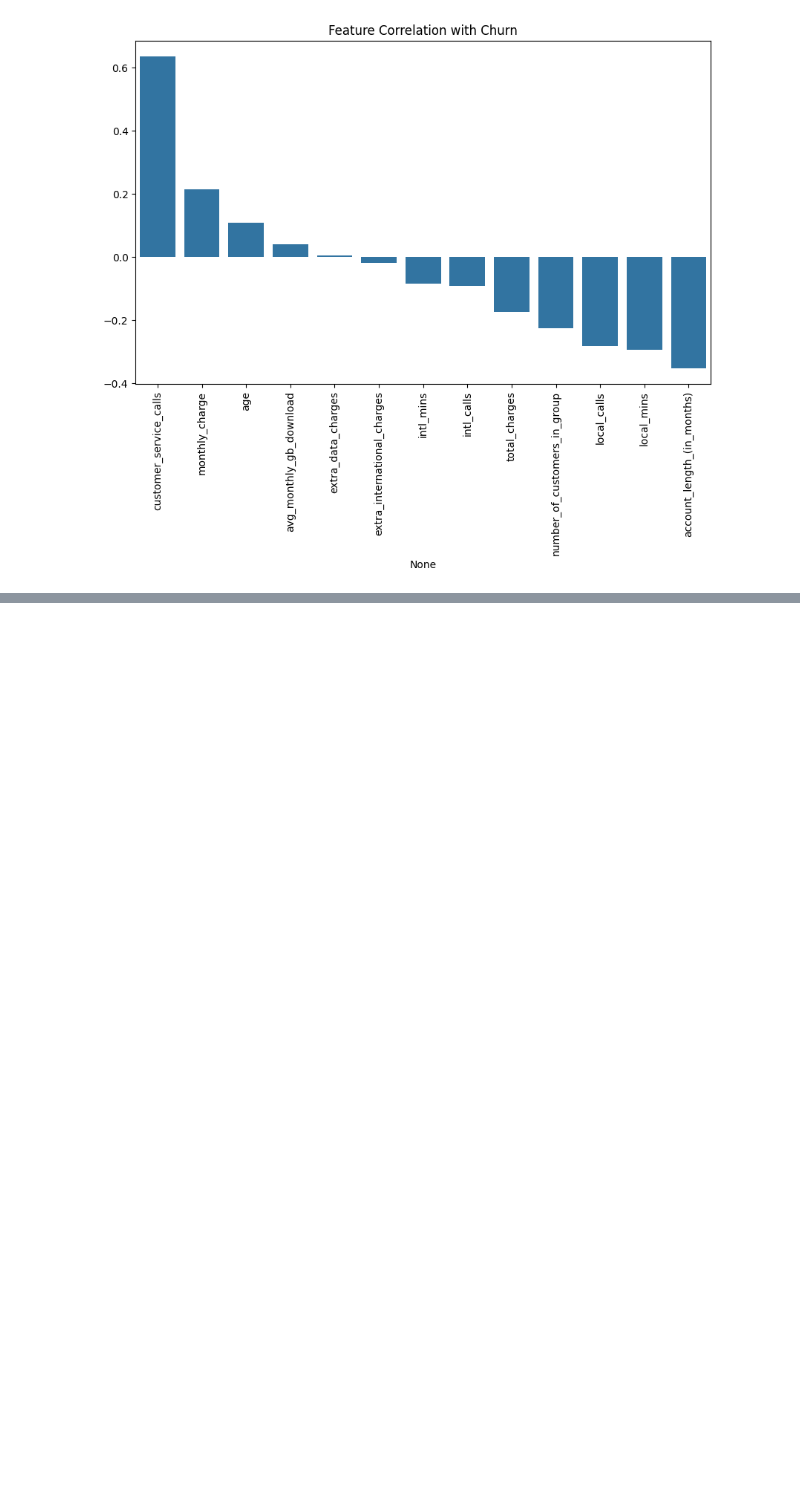
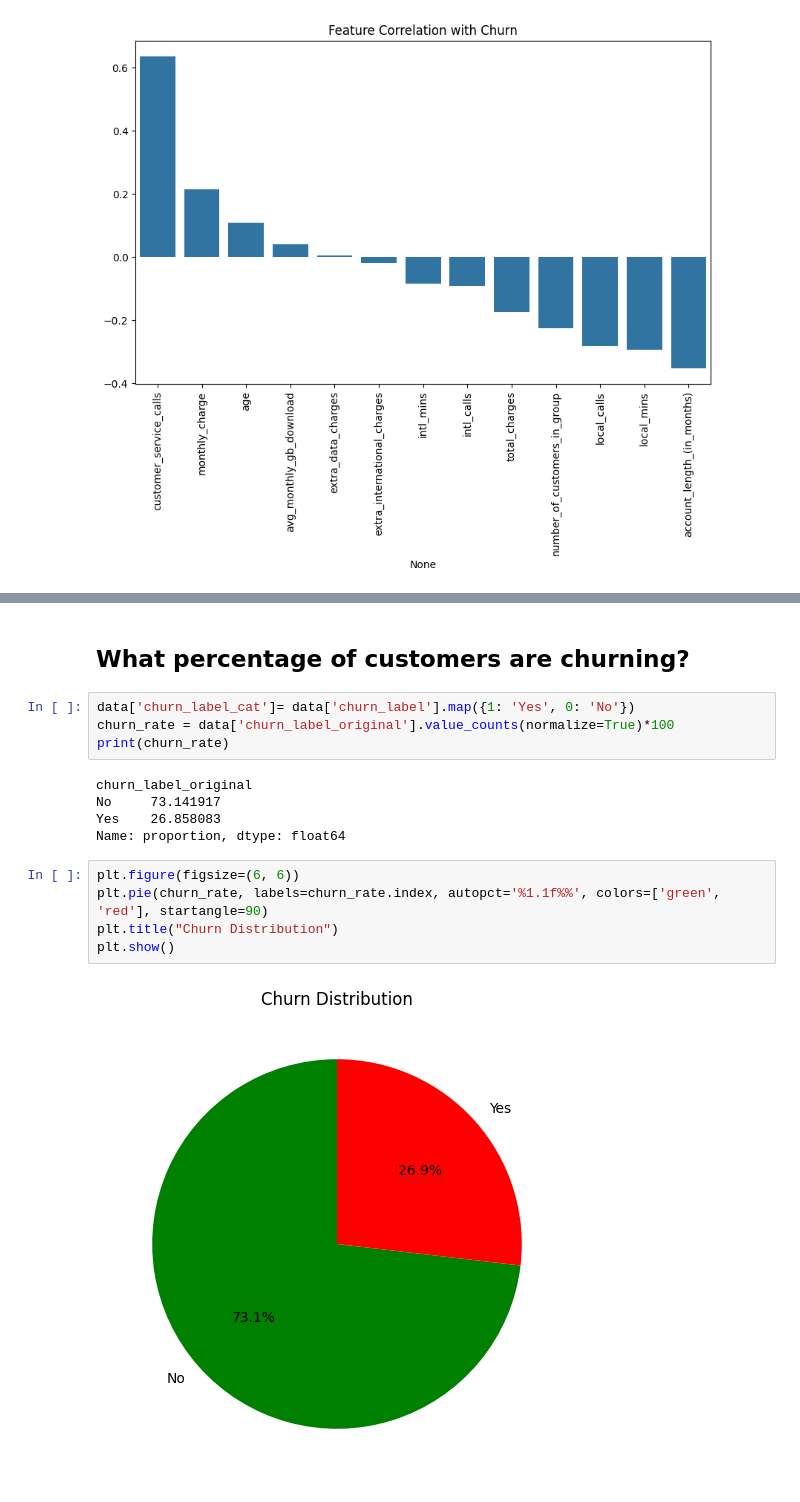
Before and after one commit to ELBrown11/Analyzing-Customer-Churn-using-Machine-Learning, a Jupyter notebook: CustomerChurn.ipynb, the cells around one changed output, grey strips where cells are left out. Cells and saved outputs as stored; diff of their text form; blank space fills up the shorter version.

Commit message:
v3: more business questions data

```diff
--- a/CustomerChurn.ipynb
+++ b/CustomerChurn.ipynb
@@ -151,0 +154,18 @@ dtype: int64
+# %% [markdown]
+## **What percentage of customers are churning?**
+# %%
+data['churn_label_cat']= data['churn_label'].map({1: 'Yes', 0: 'No'})
+churn_rate = data['churn_label_original'].value_counts(normalize=True)*100
+print(churn_rate)
+# %% [output]
+churn_label_original
+No     73.141917
+Yes    26.858083
+Name: proportion, dtype: float64
+# %%
+plt.figure(figsize=(6, 6))
+plt.pie(churn_rate, labels=churn_rate.index, autopct='%1.1f%%', colors=['green', 'red'], startangle=90)
+plt.title("Churn Distribution")
+plt.show()
+# %% [output]
+[figure, added]
```
Also changed, not shown: parts of 14 cells of this notebook.
